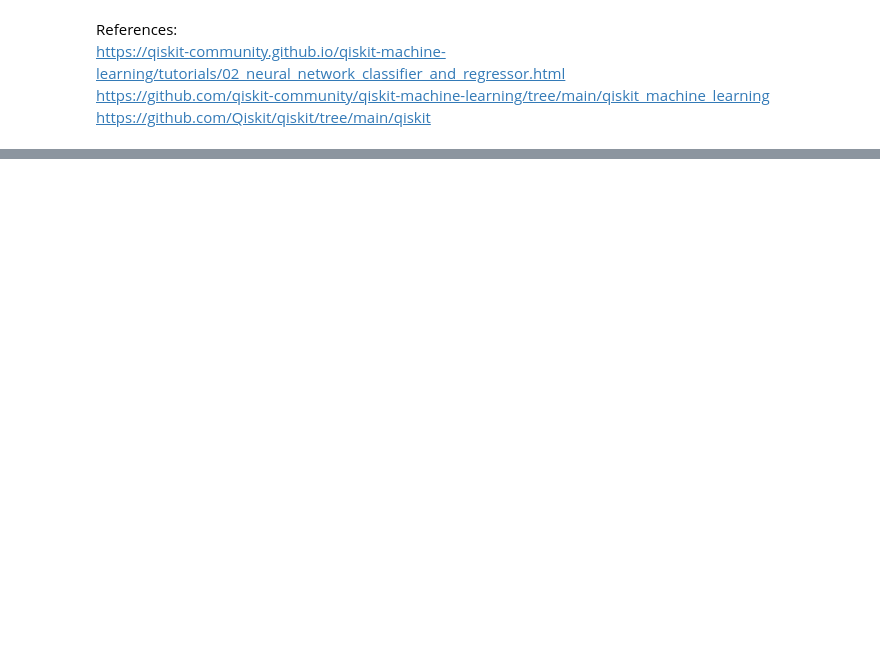
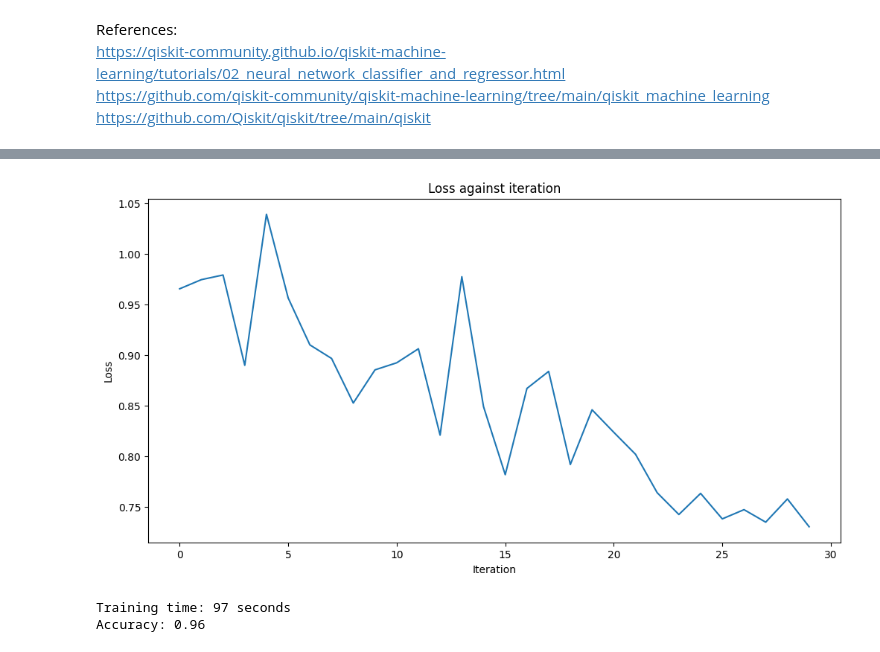
Before and after one commit to YangletLiu/CSCI4961_labs_projects, a Jupyter notebook: Modules/Quantum Machine Learning/qnn.ipynb, the cells around one changed output, grey strips where cells are left out. Saved outputs shown, nothing was run; the diff lists cells and outputs as text; code cells hidden in the pictures; blank space fills up the shorter version.

```diff
--- a/Modules/Quantum Machine Learning/qnn.ipynb
+++ b/Modules/Quantum Machine Learning/qnn.ipynb
@@ -314,3 +358,46 @@ Trained weights: [5.03512315 2.43931028 1.80593856 4.26976533 0.85167419 1.27034
+# %%
+from IPython.display import clear_output
+
+def callback_graph(weights, obj_func_eval):
+    clear_output(wait=True)
+    objective_func_vals.append(obj_func_eval)
+    plt.title("Loss against iteration")
+    plt.xlabel("Iteration")
+    plt.ylabel("Loss")
+    plt.plot(range(len(objective_func_vals)), objective_func_vals)
+    plt.show()
+
+# Modify based on best accuracy
+best_accuracy_weights = initial_weights[0]
+
+classifier = NeuralNetworkClassifier(
+    neural_network=sampler_qnn,
+    loss="cross_entropy",
+    one_hot=True,
+    optimizer=COBYLA(maxiter=30),  #Default learning rate: 0.01
+    initial_point=best_accuracy_weights,
+    callback=callback_graph
+)
+
+objective_func_vals = []
+plt.rcParams["figure.figsize"] = (12, 6)
+
+# fit classifier to data
+start = time.time()
+classifier.fit(train_feats, train_labels)
+elapsed = time.time() - start
+
+# return to default figsize
+plt.rcParams["figure.figsize"] = (6, 4)
+
+print(f"Training time: {round(elapsed)} seconds")
+accuracy = classifier.score(test_feats, test_labels)
+
+print(f"Accuracy: {accuracy}")
+# %% [output]
+[figure, added]
+Training time: 97 seconds
+Accuracy: 0.96
 # %%
 test_pred = classifier.predict(test_feats)
 
```
Also changed, not shown: parts of 14 cells of this notebook, 1 other file.
